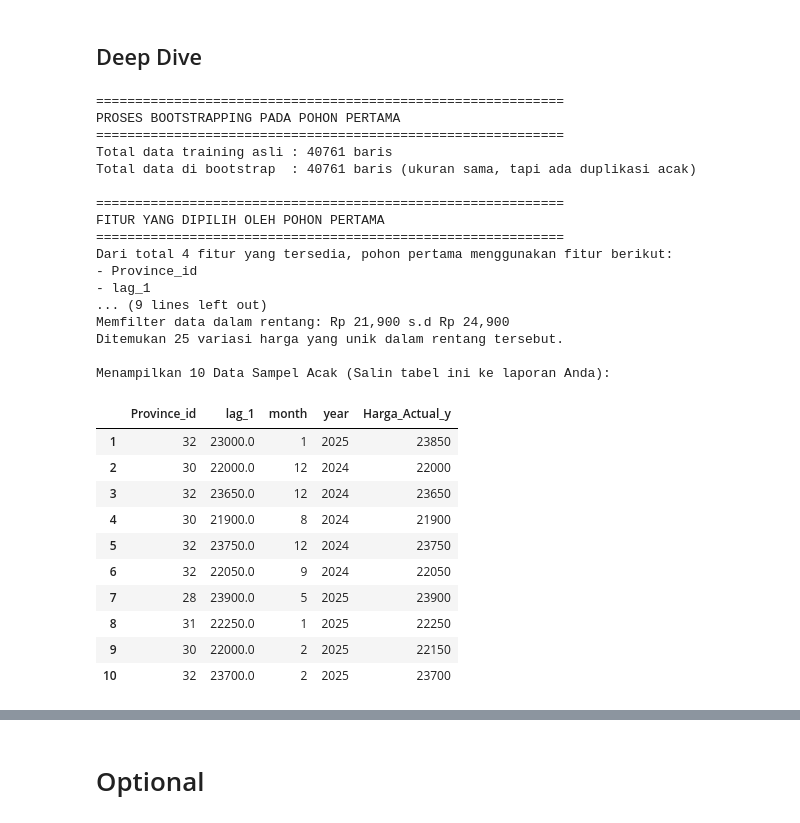
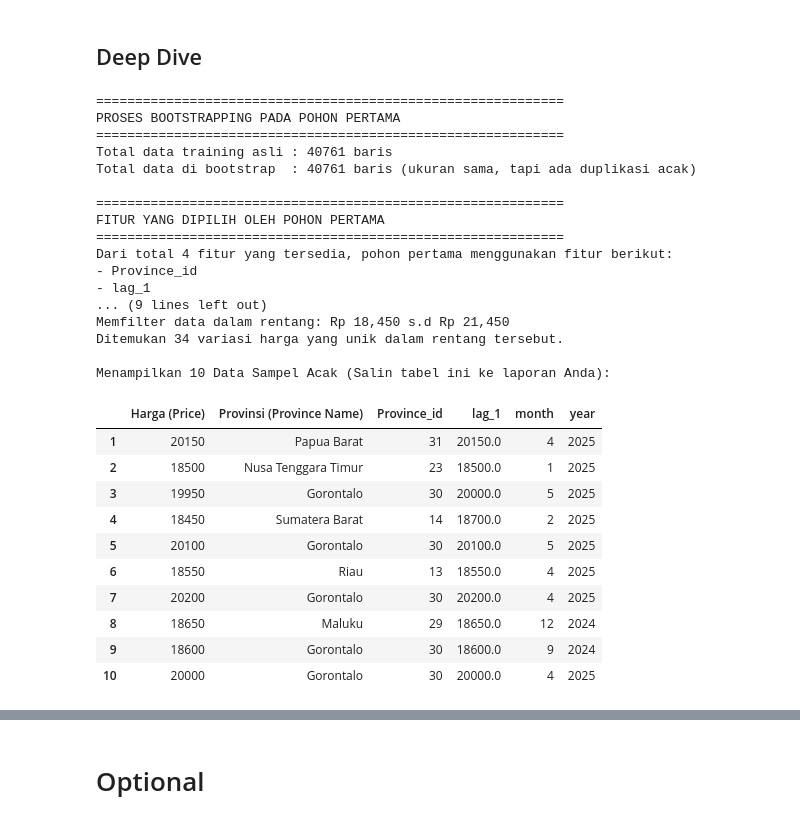
Before and after one commit to andikapramudityaa/rfr-sugar-price, a Jupyter notebook: src/main.ipynb, the cells around one changed output, grey strips where cells are left out. Saved outputs shown, nothing was run; the diff lists cells and outputs as text; code cells hidden in the pictures.

Commit message:
add optional features

```diff
--- a/src/main.ipynb
+++ b/src/main.ipynb
@@ -147,6 +184,8 @@ exec_gridsearch = gridsearch_checkbox.value
 run_benchmark = benchmark_split_checkbox.value
 missing_data_method = missing_data_selector.value
 inspect_per_file = inspect_per_file_checkbox.value
+use_optional_features = use_optional_features_checkbox.value
+use_eid_window = use_optional_features and eid_window_checkbox.value
 # %% [markdown]
 # Data Selection
 # %%
@@ -842,9 +1019,13 @@ print("="*60)
 print("PENCARIAN DATA BOOTSTRAP YANG RELEVAN (UNTUK TABEL LAPORAN)")
 print("="*60)
 
+# Tentukan data evaluasi
+X_eval = X_val if use_validation else X_test
+y_eval = y_val if use_validation else y_test
+
 # Ambil 1 baris data baru untuk diuji
-sampel_uji = X_test.iloc[[0]]
-nilai_aktual = y_test.iloc[0]
+sampel_uji = X_eval.iloc[[0]]
+nilai_aktual = y_eval.iloc[0]
 
 print(f"Nilai aktual yang diuji: Rp {nilai_aktual:,.0f}\n")
 
@@ -870,46 +1051,50 @@ df_variasi = df_range.drop_duplicates(subset=['Harga_Actual_y']).sort_values('Ha
 
 print(f"Ditemukan {len(df_variasi)} variasi harga yang unik dalam rentang tersebut.\n")
 
 # --- GABUNGKAN 10 DATA MENJADI 1 TABEL UTUH ---
 # Ambil 5 harga terendah dan 5 harga tertinggi, lalu gabungkan
 df_manual = pd.concat([df_variasi.head(5), df_variasi.tail(5)]).drop_duplicates()
 
 # Opsional: Acak sedikit urutannya agar terlihat seperti sampel natural (seperti di Tabel 18 PDF)
+df_manual['Provinsi (Province Name)'] = df_mining.loc[df_manual.index, 'Province'].values
 df_manual = df_manual.sample(frac=1, random_state=42).reset_index(drop=True)
 # Jika ingin nomor indeks mulai dari 1 seperti di laporan:
 df_manual.index = np.arange(1, len(df_manual) + 1)
 
 print(f"Menampilkan 10 Data Sampel Acak (Salin tabel ini ke laporan Anda):")
+df_manual = df_manual.rename(columns={'Harga_Actual_y': 'Harga (Price)'})
+cols = ['Harga (Price)', 'Provinsi (Province Name)'] + [c for c in df_manual.columns if c not in ['Harga (Price)', 'Provinsi (Province Name)']]
+df_manual = df_manual[cols]
 display(df_manual)
 # %% [output]
 ============================================================
 PROSES BOOTSTRAPPING PADA POHON PERTAMA
 ============================================================
 Total data training asli : 40761 baris
 Total data di bootstrap  : 40761 baris (ukuran sama, tapi ada duplikasi acak)
 
 ============================================================
 FITUR YANG DIPILIH OLEH POHON PERTAMA
 ============================================================
 Dari total 4 fitur yang tersedia, pohon pertama menggunakan fitur berikut:
 - Province_id
 - lag_1
 ... (9 lines left out)
-Memfilter data dalam rentang: Rp 21,900 s.d Rp 24,900
-Ditemukan 25 variasi harga yang unik dalam rentang tersebut.
+Memfilter data dalam rentang: Rp 18,450 s.d Rp 21,450
+Ditemukan 34 variasi harga yang unik dalam rentang tersebut.
 
 Menampilkan 10 Data Sampel Acak (Salin tabel ini ke laporan Anda):
-|  | Province_id | lag_1 | month | year | Harga_Actual_y |
-| 1 | 32 | 23000.0 | 1 | 2025 | 23850 |
-| 2 | 30 | 22000.0 | 12 | 2024 | 22000 |
-| 3 | 32 | 23650.0 | 12 | 2024 | 23650 |
-| 4 | 30 | 21900.0 | 8 | 2024 | 21900 |
-| 5 | 32 | 23750.0 | 12 | 2024 | 23750 |
-| 6 | 32 | 22050.0 | 9 | 2024 | 22050 |
-| 7 | 28 | 23900.0 | 5 | 2025 | 23900 |
-| 8 | 31 | 22250.0 | 1 | 2025 | 22250 |
-| 9 | 30 | 22000.0 | 2 | 2025 | 22150 |
-| 10 | 32 | 23700.0 | 2 | 2025 | 23700 |
+|  | Harga (Price) | Provinsi (Province Name) | Province_id | lag_1 | month | year |
+| 1 | 20150 | Papua Barat | 31 | 20150.0 | 4 | 2025 |
+| 2 | 18500 | Nusa Tenggara Timur | 23 | 18500.0 | 1 | 2025 |
+| 3 | 19950 | Gorontalo | 30 | 20000.0 | 5 | 2025 |
+| 4 | 18450 | Sumatera Barat | 14 | 18700.0 | 2 | 2025 |
+| 5 | 20100 | Gorontalo | 30 | 20100.0 | 5 | 2025 |
+| 6 | 18550 | Riau | 13 | 18550.0 | 4 | 2025 |
+| 7 | 20200 | Gorontalo | 30 | 20200.0 | 4 | 2025 |
+| 8 | 18650 | Maluku | 29 | 18650.0 | 12 | 2024 |
+| 9 | 18600 | Gorontalo | 30 | 18600.0 | 9 | 2024 |
+| 10 | 20000 | Gorontalo | 30 | 20000.0 | 4 | 2025 |
 # %%
 print("\n" + "="*60)
 print("PERHITUNGAN MANUAL TITIK SPLIT TERPILIH (ROOT NODE)")
```
Also changed, not shown: parts of 18 cells of this notebook, 1 other file.
